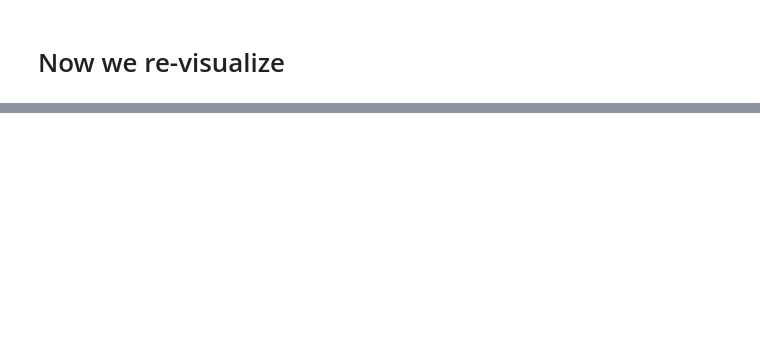
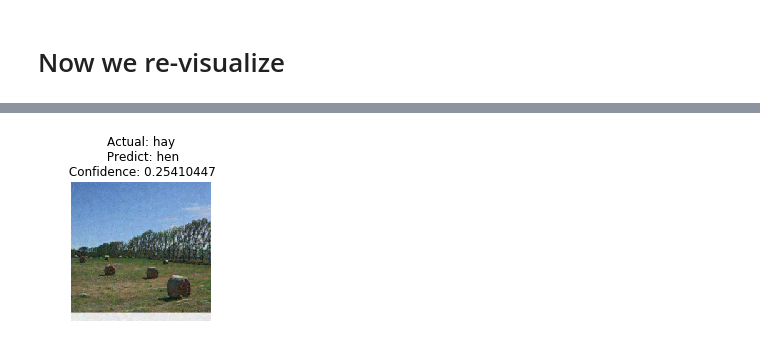
Before and after one commit to nagn/adversarial-vision, a Jupyter notebook: demo.ipynb, the cells around one changed output, grey strips where cells are left out. Cells and saved outputs as stored; diff of their text form; code cells hidden in the pictures; blank space fills up the shorter version.

```diff
--- a/demo.ipynb
+++ b/demo.ipynb
@@ -217,27 +429,23 @@ fig.set_size_inches(20, 50)
 # %%
-vgg16 = models.vgg16(pretrained=True)
-
-# Don't train model
-for param in vgg16.parameters():
-    param.requires_grad = False
-
-
 scores = vgg16(X_adversarial.clone())
 
 # Compute softmax
+
 probs = torch.softmax(scores, dim=1)
 new_output_scores, new_output_class_indexes = probs.max(dim=1, keepdim=False)
 plt.clf()
 
 for i in range(N):
-    plt.subplot(10, 3, i + 1)
+    plt.subplot(10, 5, i + 1)
     plt.imshow(deprocess(X_adversarial[i].clone().view(-1,3,224,224)))
     title = "Actual: " + class_names[y[i]]
     title += "\n Predict: " + class_names[new_output_class_indexes.numpy()[i]]
     # add score
     title += "\n Confidence: " + str(new_output_scores.detach().numpy()[i])
     plt.title(title)
     plt.axis('off')
     fig = plt.gcf()
 plt.subplots_adjust(left  = 0.125, right = 0.9, bottom=0.2, top = 0.9, wspace = 0.2, hspace = 0.9)
 fig.set_size_inches(20, 50)
+# %% [output]
+[figure, added]
```
Also changed, not shown: parts of 18 cells of this notebook.
